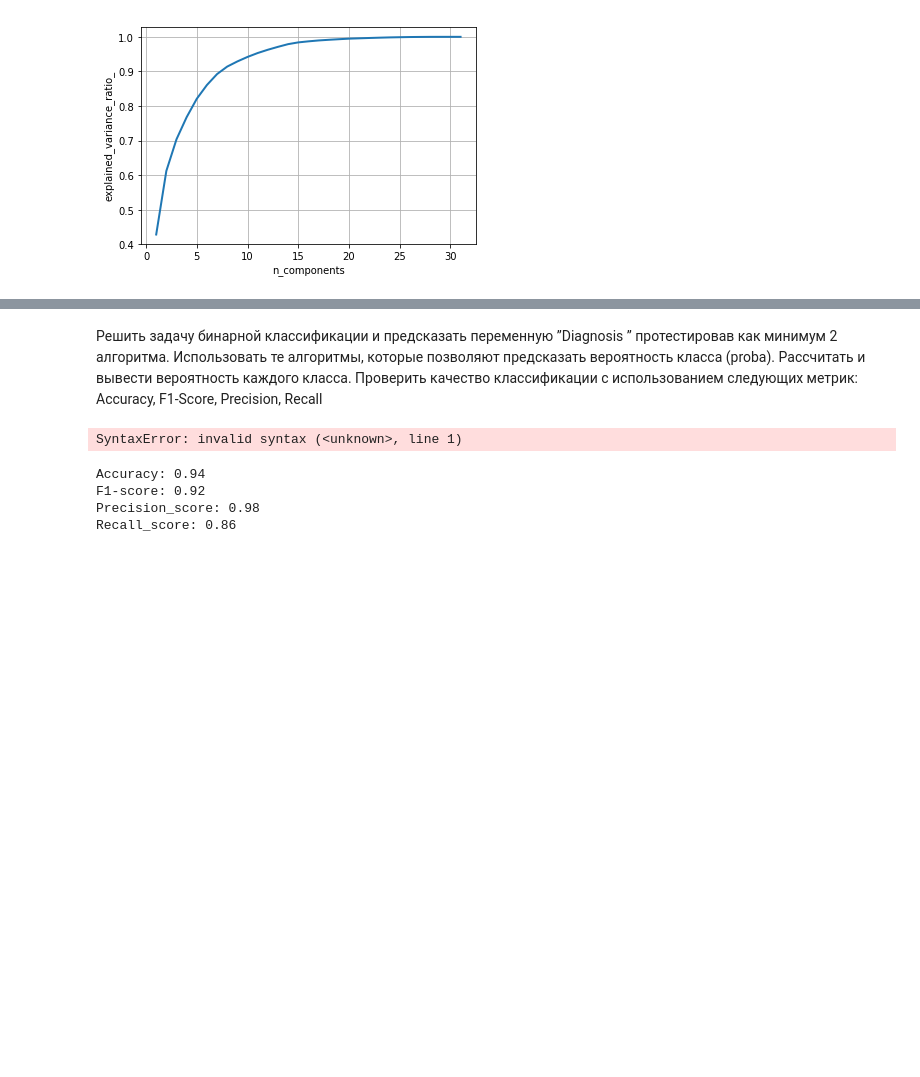
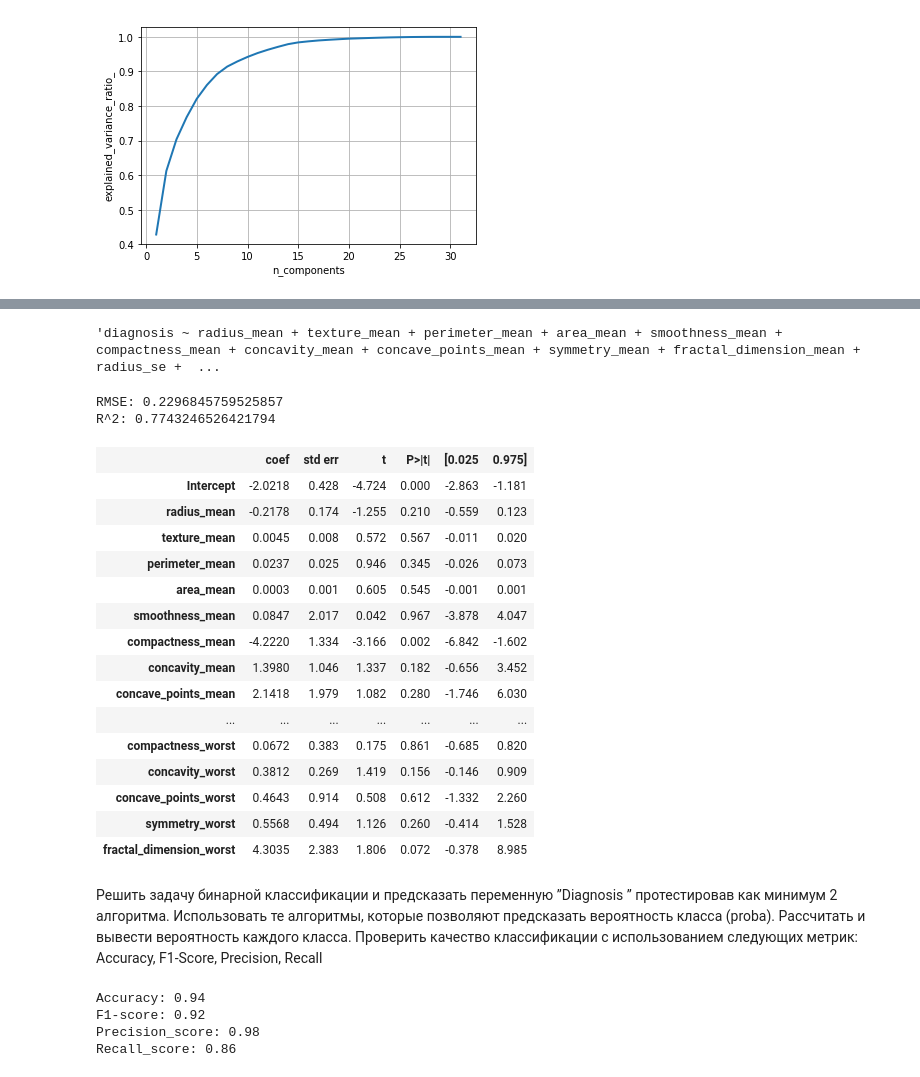
Before and after one commit to dsemen/netology, a Jupyter notebook: breasts_cancer.ipynb, the cells around one changed output, grey strips where cells are left out. Saved outputs shown, nothing was run; the diff lists cells and outputs as text; code cells hidden in the pictures; blank space fills up the shorter version.

```diff
--- a/breasts_cancer.ipynb
+++ b/breasts_cancer.ipynb
@@ -85,6 +85,9 @@ df.head()
 # %%
 # заменим  "М" на 1, a "В" на 0
 df.diagnosis.replace(['M', 'B'], [1, 0], inplace=True)
+# %%
+# названия столбцов с пустыми значениями надо поправить
+df.columns= df.columns.str.replace(' ','_')
 # %%
 #Столбец Unnamed: 32, где все значения пустые удаляю
 del df['Unnamed: 32']
@@ -181,0 +256,6 @@ array([[<matplotlib.axes._subplots.AxesSubplot object at 0x...>,
+# %%
+drop_list = ['id']
+X = df.drop(drop_list,axis=1).iloc[:,1:]
+y = df['diagnosis']
+from sklearn.model_selection import train_test_split
+X_train, X_test, y_train, y_test = train_test_split(X, y, test_size= 0.3, random_state=101)
@@ -181,0 +270,33 @@ array([[<matplotlib.axes._subplots.AxesSubplot object at 0x...>,
+# %%
+get_formula(X)
+# %% [output]
+'diagnosis ~ radius_mean + texture_mean + perimeter_mean + area_mean + smoothness_mean + compactness_mean + concavity_mean + concave_points_mean + symmetry_mean + fractal_dimension_mean + radius_se +  ...
+# %%
+lm = smf.ols(get_formula(X), data=df.drop(drop_list,axis=1)).fit()
+rss = np.sum(lm.resid ** 2)
+rmse = np.sqrt(rss / len(lm.resid))
+print("RMSE:", rmse)
+print("R^2:", lm.rsquared)
+# %% [output]
+RMSE: 0.2296845759525857
+R^2: 0.7743246526421794
+# %%
+lm_res = lm.summary()
+lm_res.tables[1]
+# %% [output]
+|  | coef | std err | t | P>|t| | [0.025 | 0.975] |
+| Intercept | -2.0218 | 0.428 | -4.724 | 0.000 | -2.863 | -1.181 |
+| radius_mean | -0.2178 | 0.174 | -1.255 | 0.210 | -0.559 | 0.123 |
+| texture_mean | 0.0045 | 0.008 | 0.572 | 0.567 | -0.011 | 0.020 |
+| perimeter_mean | 0.0237 | 0.025 | 0.946 | 0.345 | -0.026 | 0.073 |
+| area_mean | 0.0003 | 0.001 | 0.605 | 0.545 | -0.001 | 0.001 |
+| smoothness_mean | 0.0847 | 2.017 | 0.042 | 0.967 | -3.878 | 4.047 |
+| compactness_mean | -4.2220 | 1.334 | -3.166 | 0.002 | -6.842 | -1.602 |
+| concavity_mean | 1.3980 | 1.046 | 1.337 | 0.182 | -0.656 | 3.452 |
+| concave_points_mean | 2.1418 | 1.979 | 1.082 | 0.280 | -1.746 | 6.030 |
+| ... | ... | ... | ... | ... | ... | ... |
+| compactness_worst | 0.0672 | 0.383 | 0.175 | 0.861 | -0.685 | 0.820 |
+| concavity_worst | 0.3812 | 0.269 | 1.419 | 0.156 | -0.146 | 0.909 |
+| concave_points_worst | 0.4643 | 0.914 | 0.508 | 0.612 | -1.332 | 2.260 |
+| symmetry_worst | 0.5568 | 0.494 | 1.126 | 0.260 | -0.414 | 1.528 |
+| fractal_dimension_worst | 4.3035 | 2.383 | 1.806 | 0.072 | -0.378 | 8.985 |
@@ -190,29 +313,5 @@ y = df['diagnosis']
 from sklearn.model_selection import train_test_split
 X_train, X_test, y_train, y_test = train_test_split(X, y, test_size= 0.3, random_state=101)
-# %%
-import statsmodels.api as sm
-import statsmodels.formula.api as smf
-
-def get_formula(_cols):
-    return 'diagnosis ~ ' + " + ".join(_cols)
-
-_iteration_cols = X_train.columns
-
-columns = np.append(_iteration_cols,'diagnosis')
-
-train_df = pd.DataFrame(np.c_[X_train, y_train], columns=columns)
-get_formula(_iteration_cols)
-
-lm = smf.ols(get_formula(_iteration_cols), train_df).fit()
-rss = np.sum(lm.resid ** 2)
-rmse = np.sqrt(rss / len(lm.resid))
-print("RMSE:", rmse)
-print("R^2:", lm.rsquared)
-
-lm_res_0 = lm.summary()
-lm_res_0.tables[1]
-# %% [output]
-SyntaxError: invalid syntax (<unknown>, line 1)
 # %%
 #Логистическая регрессия
 
```
Also changed, not shown: parts of 18 cells of this notebook.
